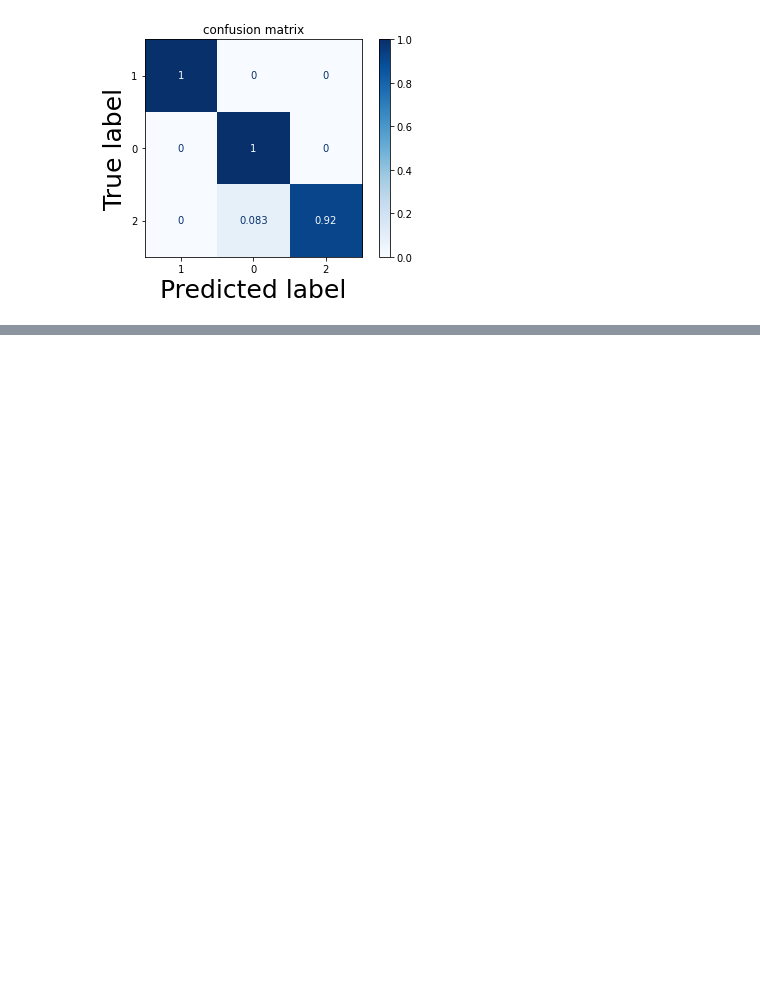
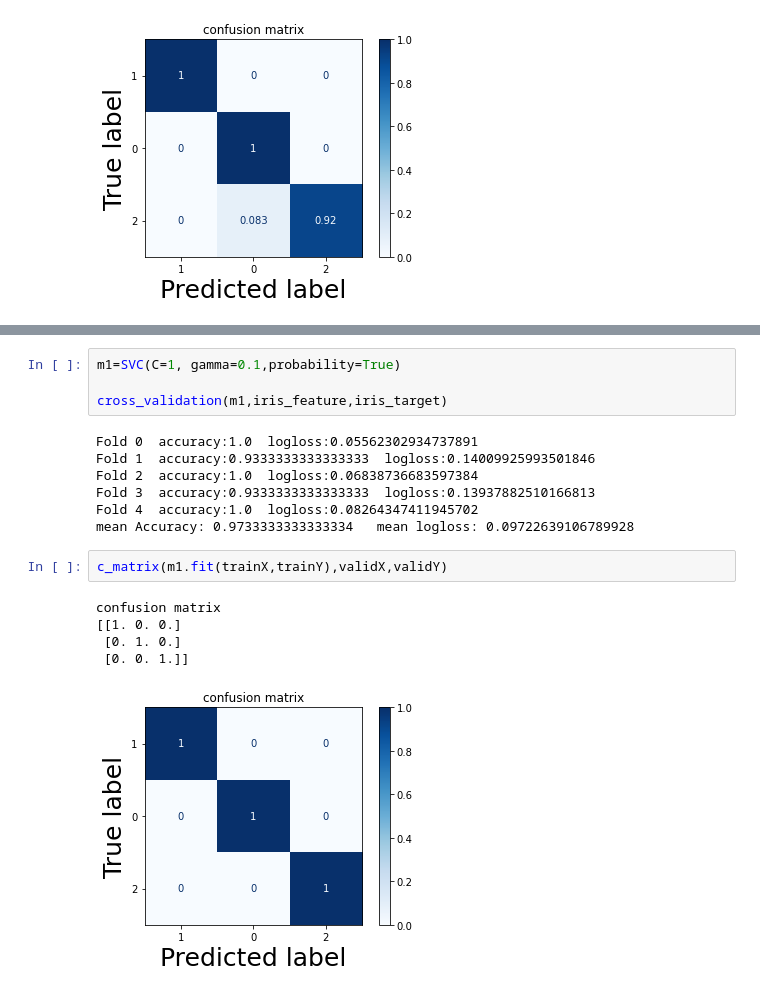
Before and after one commit to castleroad95/study, a Jupyter notebook: 지도학습.ipynb, the cells around one changed output, grey strips where cells are left out. Saved outputs shown, nothing was run; the diff lists cells and outputs as text; blank space fills up the shorter version.

```diff
--- a/지도학습.ipynb
+++ b/지도학습.ipynb
@@ -228,0 +277,19 @@ confusion matrix
+# %%
+m1=SVC(C=1, gamma=0.1,probability=True)
+
+cross_validation(m1,iris_feature,iris_target)
+# %% [output]
+Fold 0  accuracy:1.0  logloss:0.05562302934737891
+Fold 1  accuracy:0.9333333333333333  logloss:0.14009925993501846
+Fold 2  accuracy:1.0  logloss:0.06838736683597384
+Fold 3  accuracy:0.9333333333333333  logloss:0.13937882510166813
+Fold 4  accuracy:1.0  logloss:0.08264347411945702
+mean Accuracy: 0.9733333333333334   mean logloss: 0.09722639106789928
+# %%
+c_matrix(m1.fit(trainX,trainY),validX,validY)
+# %% [output]
+confusion matrix
+[[1. 0. 0.]
+ [0. 1. 0.]
+ [0. 0. 1.]]
+[figure, added]
```
Also changed, not shown: parts of 14 cells of this notebook.
